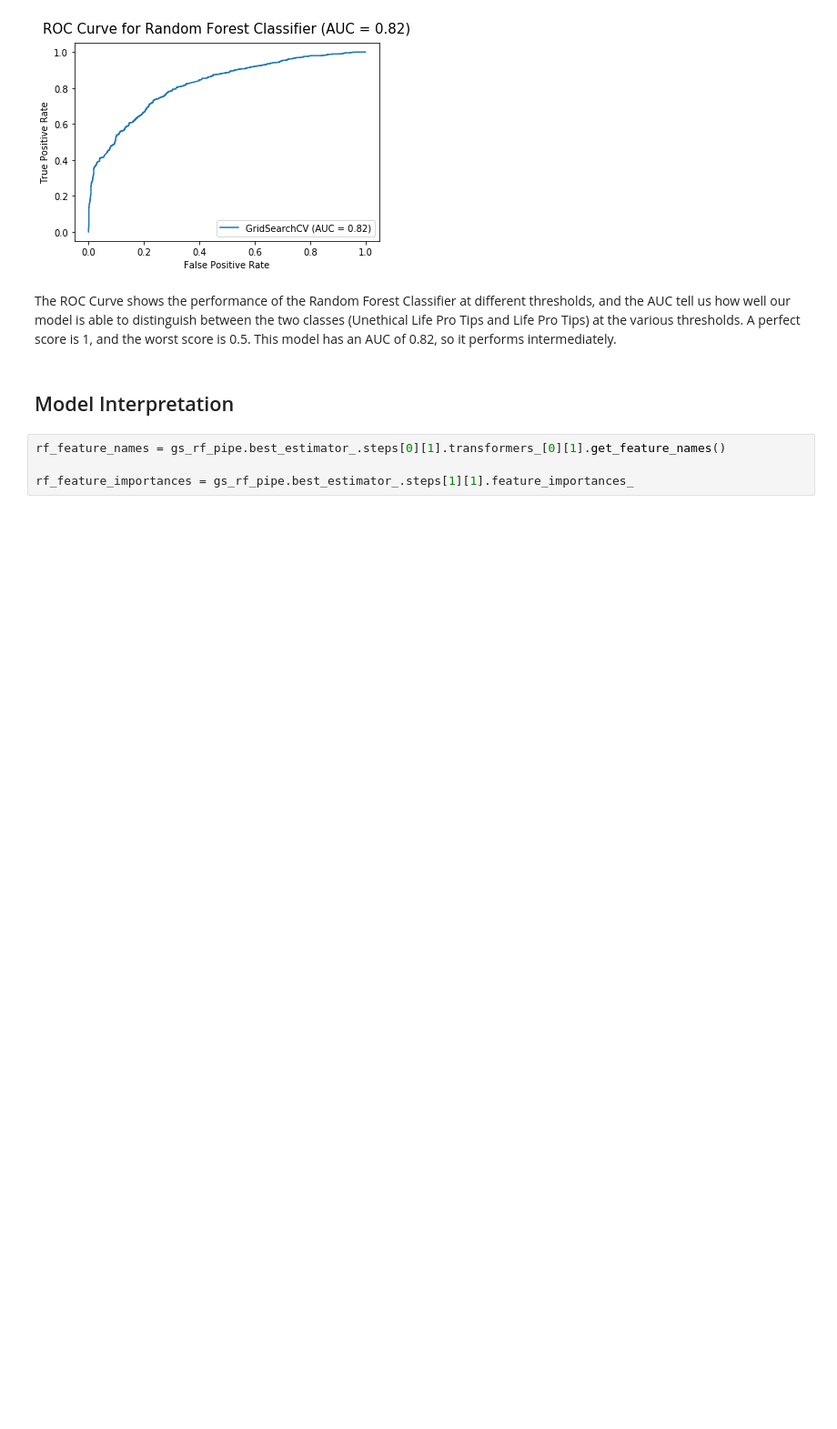
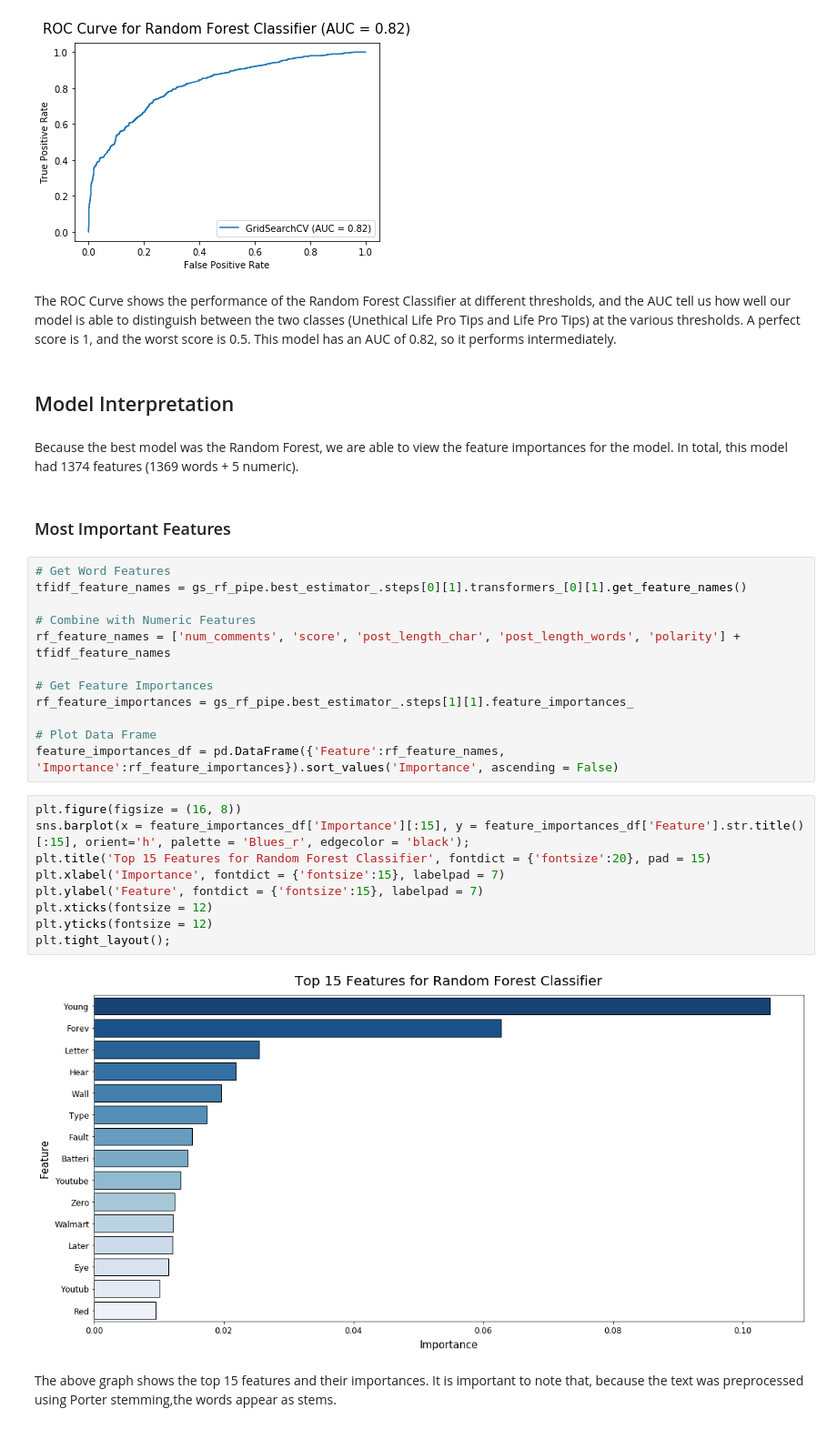
Before and after one commit to jlu90/Subreddit-Classification, a Jupyter notebook: code/Project 3 - Life Pro Tips vs. Unethical Life Pro Tips Classification.ipynb, the cells around one changed output. Shown at 91% size. Cells and saved outputs as stored; diff of their text form; blank space fills up the shorter version.

```diff
--- a/code/Project 3 - Life Pro Tips vs. Unethical Life Pro Tips Classification.ipynb
+++ b/code/Project 3 - Life Pro Tips vs. Unethical Life Pro Tips Classification.ipynb
@@ -1103,7 +1093,32 @@ Text(0.5, 1.0, 'ROC Curve for Random Forest Classifier (AUC = 0.82)')
 The ROC Curve shows the performance of the Random Forest Classifier at different thresholds, and the AUC tell us how well our model is able to distinguish between the two classes (Unethical Life Pro Tips and Life Pro Tips) at the various thresholds. A perfect score is 1, and the worst score is 0.5. This model has an AUC of 0.82, so it performs intermediately.
 # %% [markdown]
 ## Model Interpretation
+# %% [markdown]
+Because the best model was the Random Forest, we are able to view the feature importances for the model. In total, this model had 1374 features (1369 words + 5 numeric).
+# %% [markdown]
+### Most Important Features
 # %%
-rf_feature_names = gs_rf_pipe.best_estimator_.steps[0][1].transformers_[0][1].get_feature_names()
+# Get Word Features
+tfidf_feature_names = gs_rf_pipe.best_estimator_.steps[0][1].transformers_[0][1].get_feature_names()
 
+# Combine with Numeric Features
+rf_feature_names = ['num_comments', 'score', 'post_length_char', 'post_length_words', 'polarity'] + tfidf_feature_names
+
+# Get Feature Importances
 rf_feature_importances = gs_rf_pipe.best_estimator_.steps[1][1].feature_importances_
+
+# Plot Data Frame
+feature_importances_df = pd.DataFrame({'Feature':rf_feature_names, 'Importance':rf_feature_importances}).sort_values('Importance', ascending = False)
+# %%
+plt.figure(figsize = (16, 8))
+sns.barplot(x = feature_importances_df['Importance'][:15], y = feature_importances_df['Feature'].str.title()[:15], orient='h', palette = 'Blues_r', edgecolor = 'black');
+plt.title('Top 15 Features for Random Forest Classifier', fontdict = {'fontsize':20}, pad = 15)
+plt.xlabel('Importance', fontdict = {'fontsize':15}, labelpad = 7)
+plt.ylabel('Feature', fontdict = {'fontsize':15}, labelpad = 7)
+plt.xticks(fontsize = 12)
+plt.yticks(fontsize = 12)
+plt.tight_layout();
+# %% [output]
+[figure, added]
+# %% [markdown]
+The above graph shows the top 15 features and their importances. It is important to note that, because the text was preprocessed using Porter stemming,the words appear as stems.
```
Also changed, not shown: parts of 15 cells of this notebook.
